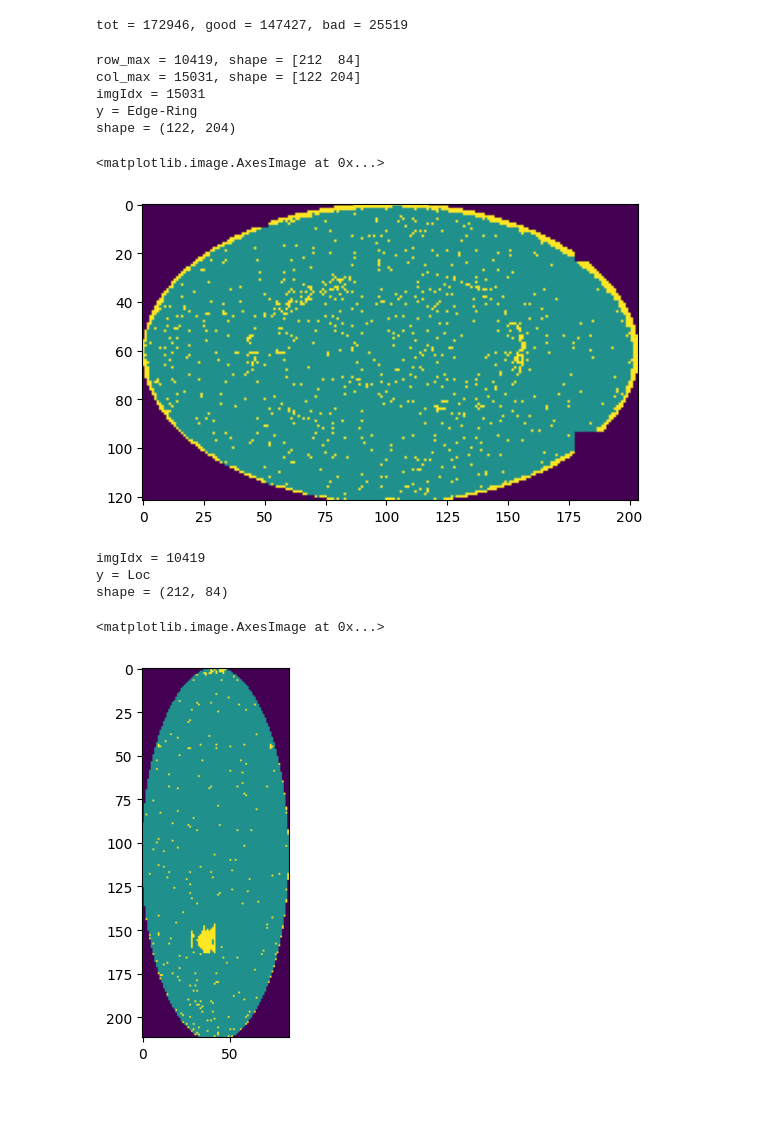
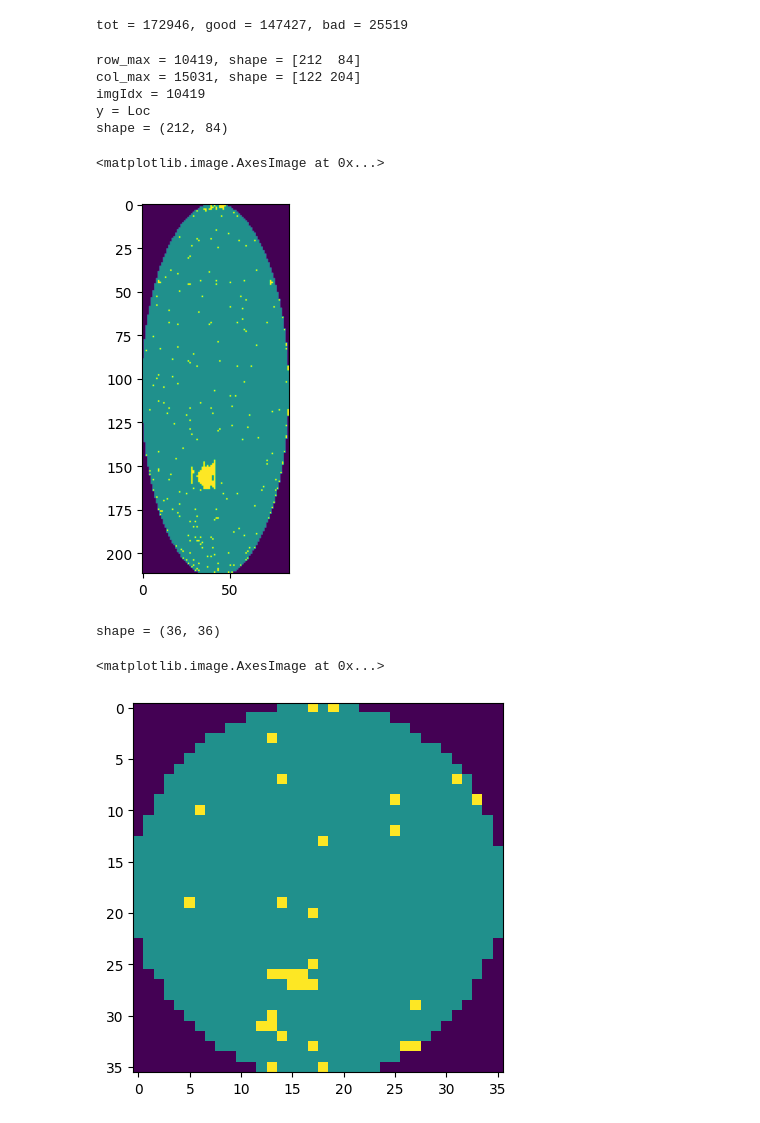
Before and after one commit to jackpeng01/573-project, a Jupyter notebook: LSWMD-explore.ipynb, the cells around one changed output. Cells and saved outputs as stored; diff of their text form; code cells hidden in the pictures.

```diff
--- a/LSWMD-explore.ipynb
+++ b/LSWMD-explore.ipynb
@@ -191,47 +190,41 @@ resizef = lambda x: resize(
 ).astype(np.uint8)
 X = np.array([resizef(x) for x in X])
 # %%
-# Plot smallest image.
+# Plot largest image.
 
 imgShapes = np.array([shape for shape in df["waferMap"].apply(lambda x: x.shape)])
 
 row_max = np.argmax(imgShapes[:, 0])
 print(f"row_max = {row_max}, shape = {imgShapes[row_max]}")
 col_max = np.argmax(imgShapes[:, 1])
 print(f"col_max = {col_max}, shape = {imgShapes[col_max]}")
 
-if imgShapes[row_max, 0] < imgShapes[col_max, 1]:
+if imgShapes[row_max, 0] > imgShapes[col_max, 1]:
     idxMax = row_max
 else:
     idxMax = col_max
 
 print(f"imgIdx = {idxMax}")
 y = df["failureType"][idxMax]
 print(f"y = {y}")
 x1 = df["waferMap"][idxMax]
 print(f"shape = {x1.shape}")
 plt.imshow(x1)
 # %% [output]
 row_max = 10419, shape = [212  84]
 col_max = 15031, shape = [122 204]
-imgIdx = 15031
-y = Edge-Ring
-shape = (122, 204)
+imgIdx = 10419
+y = Loc
+shape = (212, 84)
 <matplotlib.image.AxesImage at 0x...>
-[figure, old version]
+[figure, new version]
 # %%
 # Plot largest image.
 
-idxImg = np.argmax(imgShapes)
-print(f"imgIdx = {idxImg}")
-y = df["failureType"][idxImg]
-print(f"y = {y}")
-x0 = df["waferMap"][idxImg]
+x0 = X[idxMax]
 print(f"shape = {x0.shape}")
 plt.imshow(x0)
 # %% [output]
-imgIdx = 10419
-y = Loc
-shape = (212, 84)
+shape = (36, 36)
 <matplotlib.image.AxesImage at 0x...>
-[figure, old version]
+[figure, new version]
```
Also changed, not shown: parts of 4 cells of this notebook, 1 other file.
